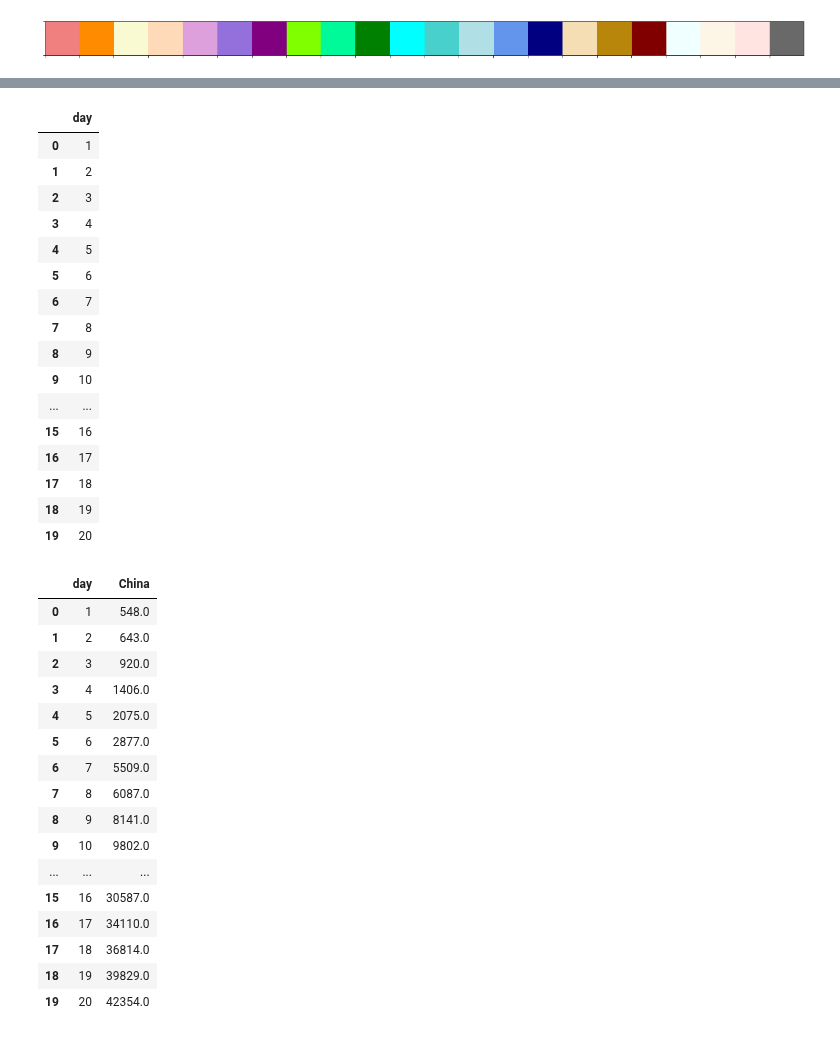
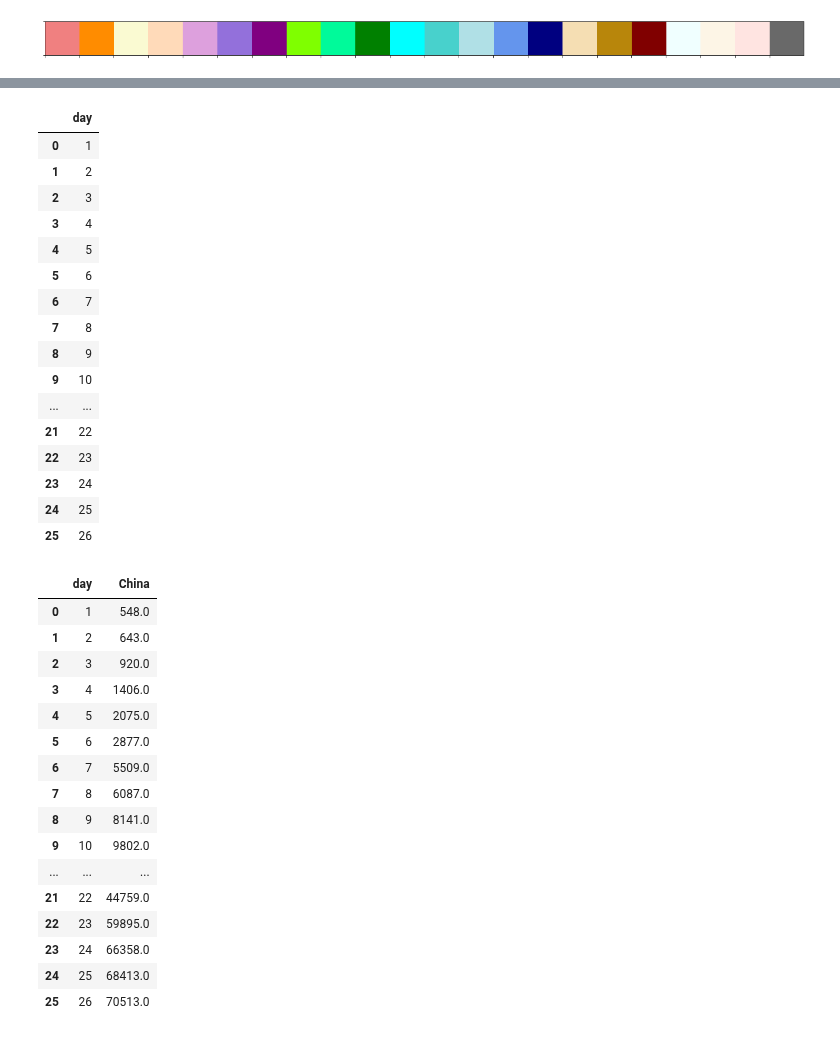
Before and after one commit to finerbrighterlighter/myanmar_covid19, a Jupyter notebook: myanmar_compared.ipynb, the cells around one changed output, grey strips where cells are left out. Saved outputs shown, nothing was run; the diff lists cells and outputs as text; code cells hidden in the pictures.

```diff
--- a/myanmar_compared.ipynb
+++ b/myanmar_compared.ipynb
@@ -86,8 +84,5 @@ df
 myanmar = "https://raw.githubusercontent.com/finerbrighterlighter/myanmar_covid19/master/mohs_announcement.csv"
 df_myanmar = pd.read_csv(myanmar,header= 0)
 df_myanmar["ann_date"] = pd.to_datetime(df_myanmar["ann_date"].values, dayfirst=True)
-df_myanmar = df_myanmar.groupby(["ann_date"]).size().to_frame("myanmar").reset_index(drop=True)
-df_myanmar["myanmar"]=df_myanmar["myanmar"].cumsum()
-df_myanmar.insert(loc=0, column="day", value=np.arange(1,len(df_myanmar)+1))
 df_myanmar
 # %% [output]
@@ -111,0 +102,15 @@ df_myanmar
+# %%
+days_mm = pd.DataFrame(columns=["days","date"])
+days_mm["days"] = np.arange(len(pd.date_range(start=df_myanmar.ann_date.min(), end=df_myanmar.ann_date.max())))
+days_mm.loc[0,"date"]=df_myanmar.ann_date.min()
+for i in range(1,len(days_mm)):
+    days_mm.loc[i,"date"] = days_mm.loc[i-1,"date"] + pd.Timedelta(days=1)
+    i=i+1
+days_mm["date"] = pd.to_datetime(days_mm["date"])
+days_mm=days_mm.merge(df_myanmar.groupby(["ann_date"]).size().to_frame("myanmar"),left_on="date",right_on="ann_date",indicator=False,how='left')
+days_mm["myanmar"].fillna(0, inplace=True)
+days_mm["date"] = pd.to_datetime(days_mm["date"])
+days_mm["myanmar"]=days_mm["myanmar"].astype(int)
+days_mm["myanmar"]=days_mm["myanmar"].cumsum().astype(int)
+days_mm["days"]=days_mm["days"]+1
+days_mm
@@ -112,29 +135,29 @@ df_myanmar
 # %%
 # list(range(1, 21)) -> I use 21 because Myanmar is still on 16 days so, comparing only to 20
 # change this to the day you want + 1
 # for future
 
-days = list(range(1, 21))
+days = list(range(1, len(days_mm)+1))
 days = pd.DataFrame(days, columns=["day"])
 days
 # %% [output]
 |  | day |
 | 0 | 1 |
 | 1 | 2 |
 | 2 | 3 |
 | 3 | 4 |
 | 4 | 5 |
 | 5 | 6 |
 | 6 | 7 |
 | 7 | 8 |
 | 8 | 9 |
 | 9 | 10 |
 | ... | ... |
-| 15 | 16 |
-| 16 | 17 |
-| 17 | 18 |
-| 18 | 19 |
-| 19 | 20 |
+| 21 | 22 |
+| 22 | 23 |
+| 23 | 24 |
+| 24 | 25 |
+| 25 | 26 |
 # %%
 # China - day 1 (22/1/2020)
 
@@ -153,11 +176,11 @@ days_ch
 | 8 | 9 | 8141.0 |
 | 9 | 10 | 9802.0 |
 | ... | ... | ... |
-| 15 | 16 | 30587.0 |
-| 16 | 17 | 34110.0 |
-| 17 | 18 | 36814.0 |
-| 18 | 19 | 39829.0 |
-| 19 | 20 | 42354.0 |
+| 21 | 22 | 44759.0 |
+| 22 | 23 | 59895.0 |
+| 23 | 24 | 66358.0 |
+| 24 | 25 | 68413.0 |
+| 25 | 26 | 70513.0 |
 # %%
 # US - day 1 (22/1/2020)
 
```
Also changed, not shown: parts of 13 cells of this notebook.
